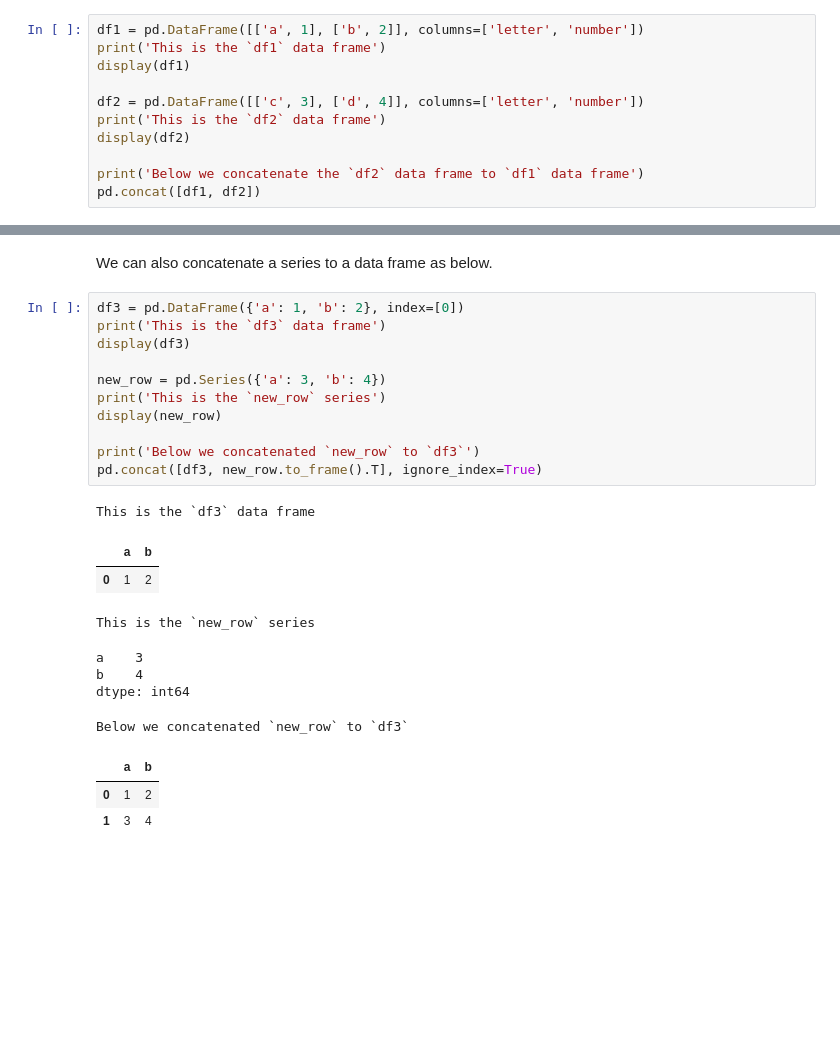
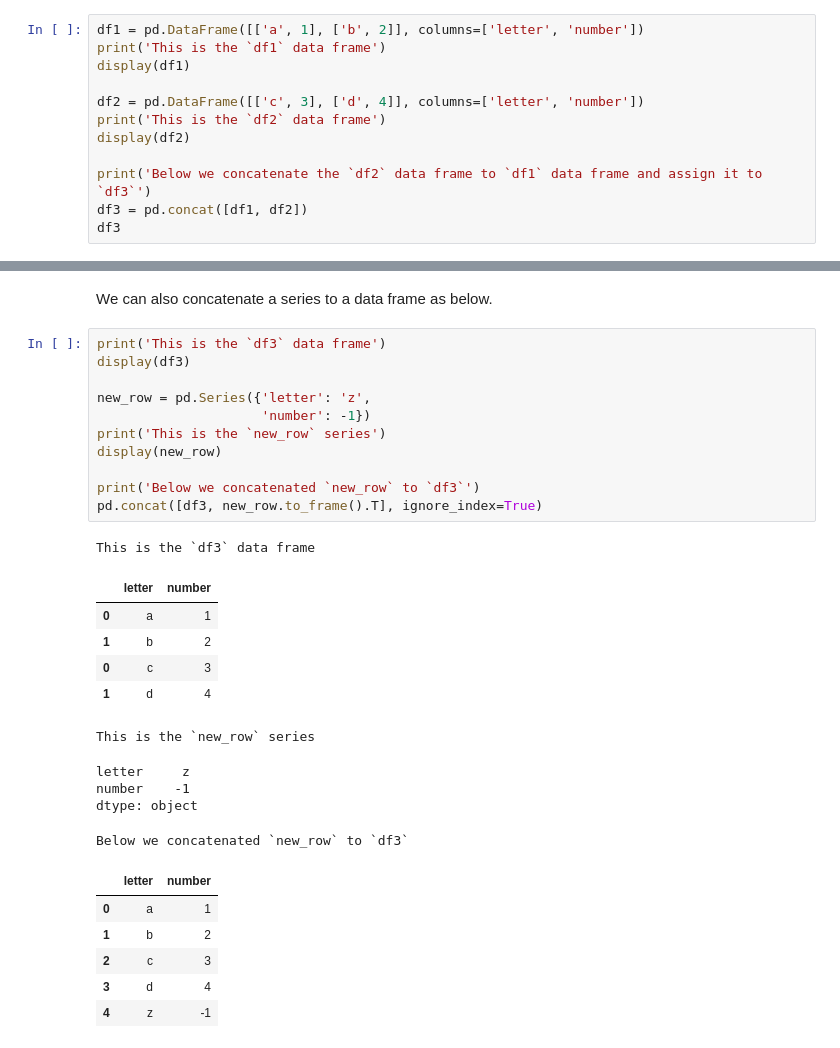
Before and after one commit to emsanqui/Python_Training, a Jupyter notebook: 2 Pandas/Combining Pandas Data Frames.ipynb, the cells around one changed output, grey strips where cells are left out. Cells and saved outputs as stored; diff of their text form; blank space fills up the shorter version.

Commit message:
update concat section

```diff
--- a/2 Pandas/Combining Pandas Data Frames.ipynb
+++ b/2 Pandas/Combining Pandas Data Frames.ipynb
@@ -158,8 +158,9 @@ df2 = pd.DataFrame([['c', 3], ['d', 4]], columns=['letter', 'number'])
 print('This is the `df2` data frame')
 display(df2)
 
-print('Below we concatenate the `df2` data frame to `df1` data frame')
-pd.concat([df1, df2])
+print('Below we concatenate the `df2` data frame to `df1` data frame and assign it to `df3`')
+df3 = pd.concat([df1, df2])
+df3
 # %% [output]
 This is the `df1` data frame
 |  | letter | number |
@@ -186,25 +187,31 @@ pd.concat([df1, df2], axis=1)
 # %% [markdown]
 We can also concatenate a series to a data frame as below.
 # %%
-df3 = pd.DataFrame({'a': 1, 'b': 2}, index=[0])
 print('This is the `df3` data frame')
 display(df3)
 
-new_row = pd.Series({'a': 3, 'b': 4})
+new_row = pd.Series({'letter': 'z',
+                     'number': -1})
 print('This is the `new_row` series')
 display(new_row)
 
 print('Below we concatenated `new_row` to `df3`')
 pd.concat([df3, new_row.to_frame().T], ignore_index=True)
 # %% [output]
 This is the `df3` data frame
-|  | a | b |
-| 0 | 1 | 2 |
+|  | letter | number |
+| 0 | a | 1 |
+| 1 | b | 2 |
+| 0 | c | 3 |
+| 1 | d | 4 |
 This is the `new_row` series
-a    3
-b    4
-dtype: int64
+letter     z
+number    -1
+dtype: object
 Below we concatenated `new_row` to `df3`
-|  | a | b |
-| 0 | 1 | 2 |
-| 1 | 3 | 4 |
+|  | letter | number |
+| 0 | a | 1 |
+| 1 | b | 2 |
+| 2 | c | 3 |
+| 3 | d | 4 |
+| 4 | z | -1 |
```
Also changed, not shown: parts of 1 cell of this notebook.
